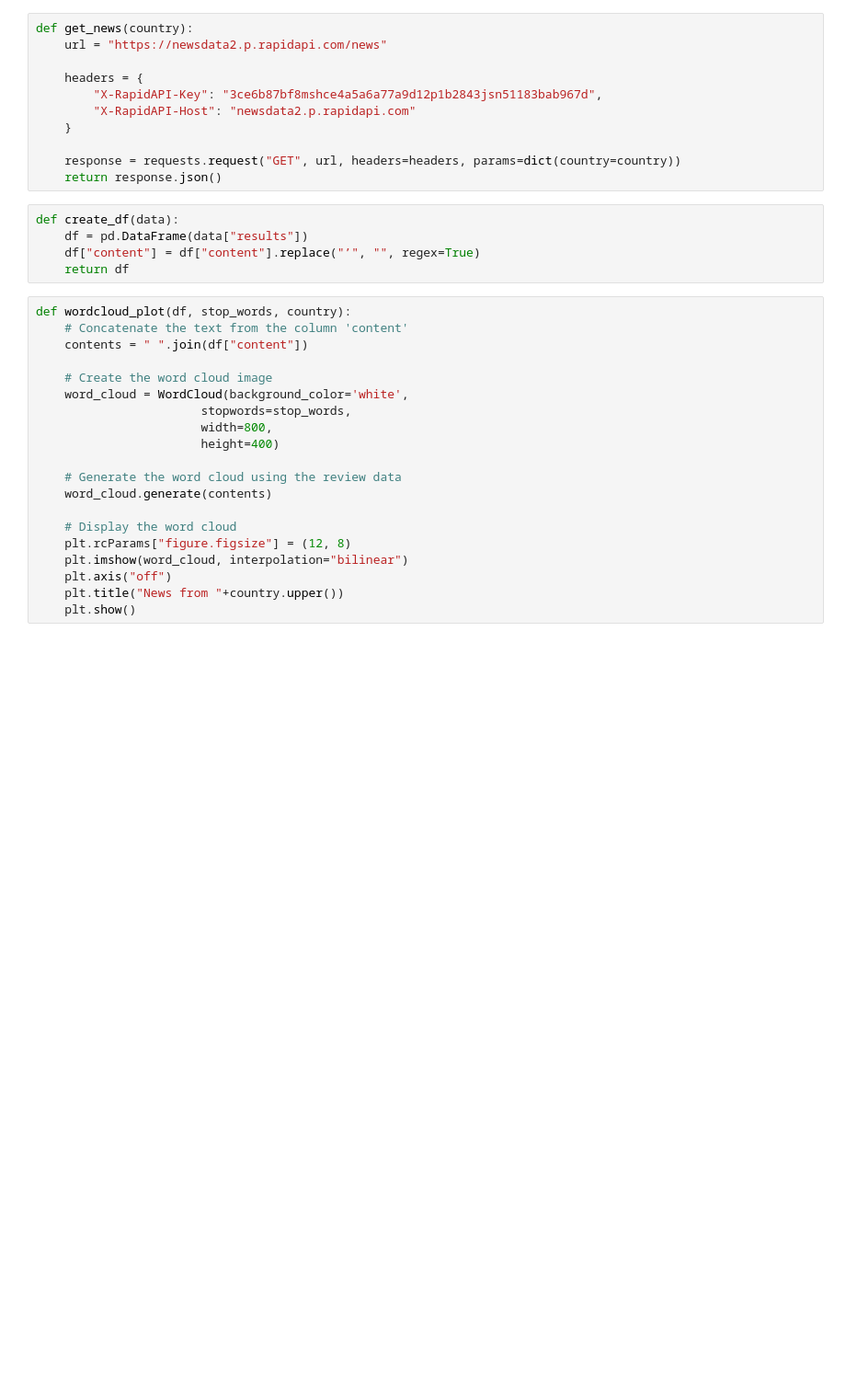
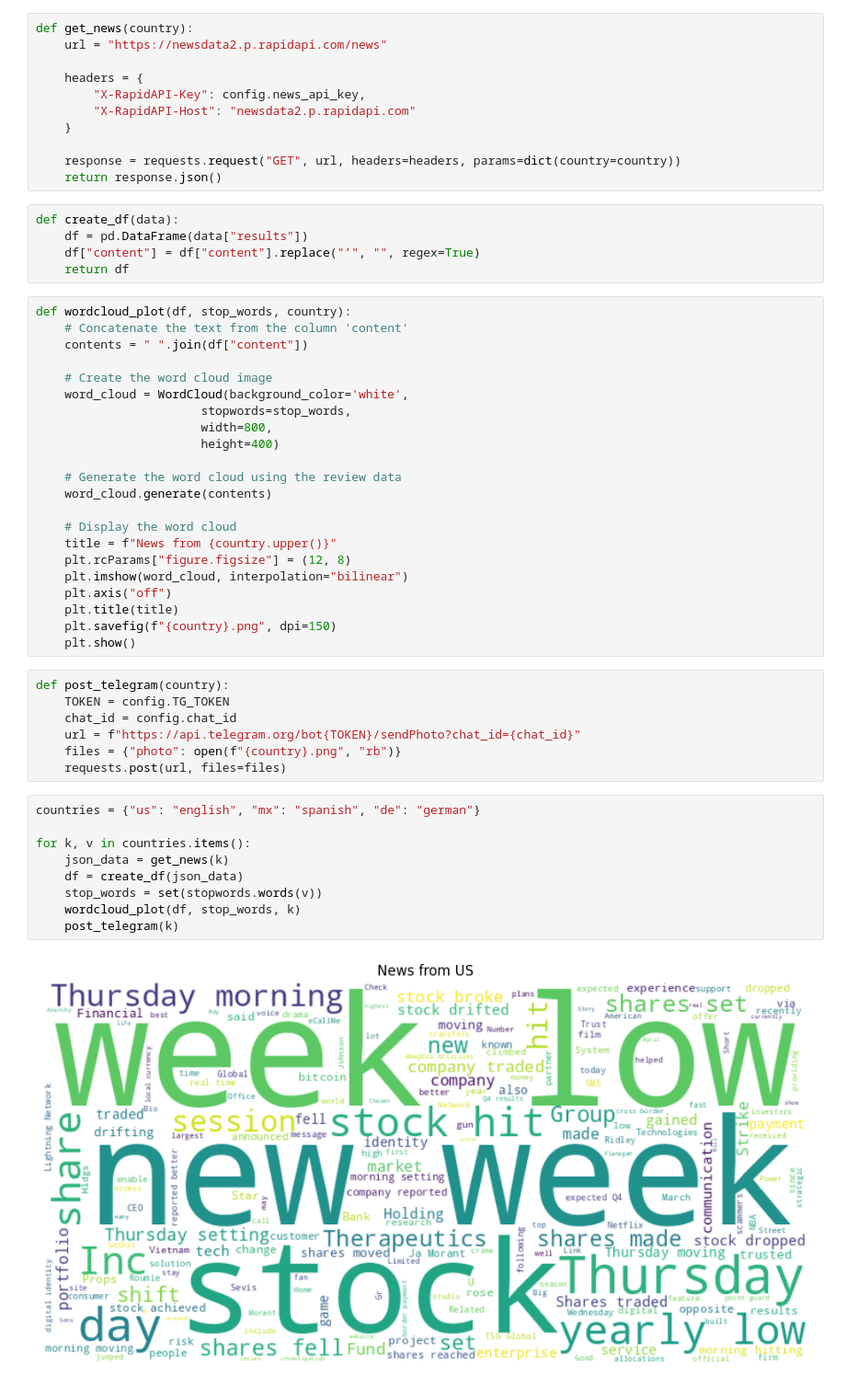
Before and after one commit to drojas-ciofalo/news-words, a Jupyter notebook: words_from_news.ipynb, the cells around one changed output. Shown at 92% size. Saved outputs shown, nothing was run; the diff lists cells and outputs as text; blank space fills up the shorter version.

```diff
--- a/words_from_news.ipynb
+++ b/words_from_news.ipynb
@@ -19,7 +19,7 @@ def get_news(country):
     url = "https://newsdata2.p.rapidapi.com/news"
 
     headers = {
-	    "X-RapidAPI-Key": "3ce6b87bf8mshce4a5a6a77a9d12p1b2843jsn51183bab967d",
+	    "X-RapidAPI-Key": config.news_api_key,
 	    "X-RapidAPI-Host": "newsdata2.p.rapidapi.com"
     }
 
@@ -45,8 +45,28 @@ def wordcloud_plot(df, stop_words, country):
     word_cloud.generate(contents)
 
     # Display the word cloud
+    title = f"News from {country.upper()}"
     plt.rcParams["figure.figsize"] = (12, 8)
     plt.imshow(word_cloud, interpolation="bilinear")
     plt.axis("off")
-    plt.title("News from "+country.upper())
+    plt.title(title)
+    plt.savefig(f"{country}.png", dpi=150)
     plt.show()
+# %%
+def post_telegram(country):
+    TOKEN = config.TG_TOKEN
+    chat_id = config.chat_id
+    url = f"https://api.telegram.org/bot{TOKEN}/sendPhoto?chat_id={chat_id}"
+    files = {"photo": open(f"{country}.png", "rb")}
+    requests.post(url, files=files)
+# %%
+countries = {"us": "english", "mx": "spanish", "de": "german"}
+
+for k, v in countries.items():
+    json_data = get_news(k)
+    df = create_df(json_data)
+    stop_words = set(stopwords.words(v))
+    wordcloud_plot(df, stop_words, k)
+    post_telegram(k)
+# %% [output]
+[figure, added]
```
Also changed, not shown: parts of 3 cells of this notebook, 7 other files.
